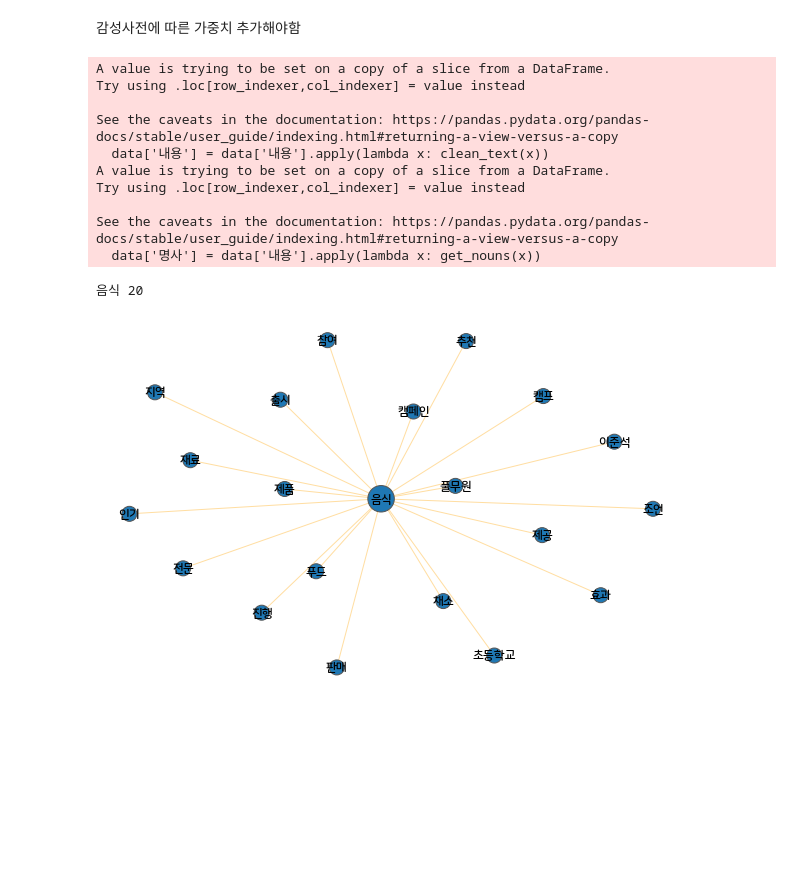
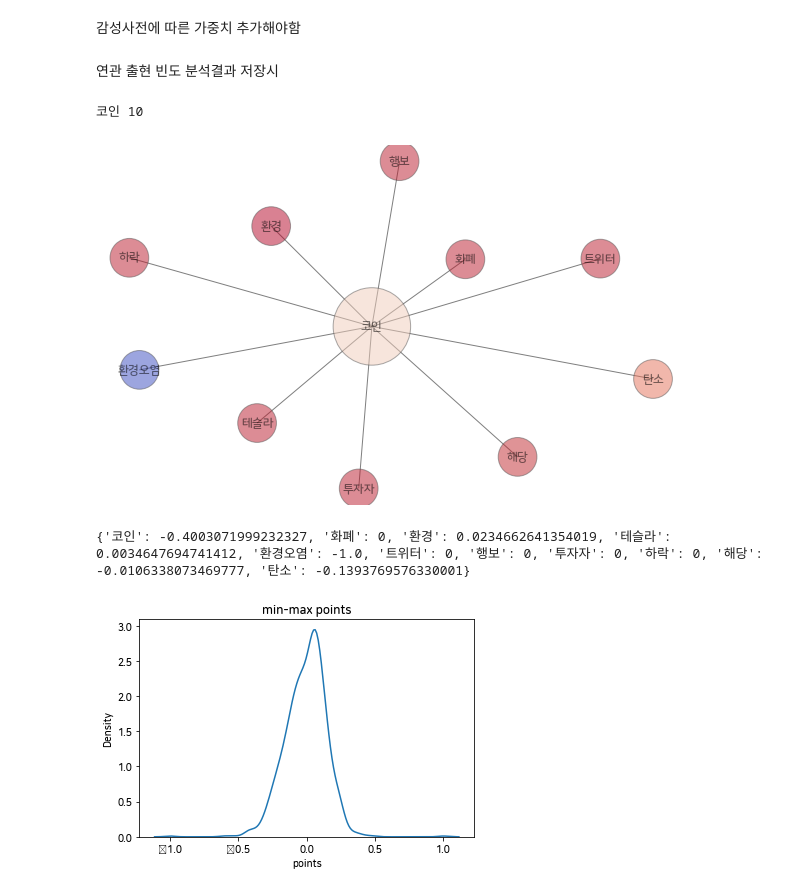
Before and after one commit to LeeKunHa/Construct-Sentiment-Dictionary-for-Companies-Conducting-Eco-Friendly-Businesses, a Jupyter notebook: visualization.ipynb, the cells around one changed output. Drawn from its saved outputs; the diff is of its cells as text; code cells hidden in the pictures; blank space fills up the shorter version.

```diff
--- a/visualization.ipynb
+++ b/visualization.ipynb
@@ -100,51 +100,75 @@ def draw(df, keyword, length):
 
     G = nx.Graph()
 
-    for i in range(len(sorted_pgr)):
+    for i in range(len(sorted_pgr)): # 페이지 랭크에 따른 노드 추가
         G.add_node(sorted_pgr[i][0], nodesize=sorted_dgr[i][1],color='r')
 
-    for ind in list(dataset.index)[:length]:
+    for ind in list(dataset.index)[:length]: #
         G.add_weighted_edges_from([(dataset['word1'][ind], dataset['word2'][ind], int(dataset['freq'][ind]))])
 
+    words = list(G.nodes)
+    sent_points = []
+    word_points = {}
+    for word in words:
+        try:
+            sent_point = float(sent[sent['단어'] == word]['points'].values)
+            word_points[word] = sent_point
+            sent_points.append(sent_point)
+        except:
+            word_points[word] = 0
+            sent_points.append(0)
+
+    #colors = list(r)
+
     # 노드 크기 조정
-    sizes = [G.nodes[node]['nodesize'] * 500+200 for node in G]
+    sizes = [G.nodes[node]['nodesize'] * 5000+1000 for node in G]
 
+    # 옵션
     options = {
-        'edge_color': '#FFDEA2',
+        'edge_color': '#000000',
         'width': 1,
         'with_labels': True,
         'font_weight': 'regular',
+        'cmap' : 'coolwarm',
+        'node_color' : sent_points,
+        'alpha' : 0.5
     }
 
 
     plt.figure(figsize=(8,5))
-    nx.draw(G, node_size=sizes, pos=nx.spring_layout(G, k=3.5, iterations=100), **options, font_family=font_family)  # font_family로 폰트 등록
+    nx.draw(G, node_size=sizes,
+            pos=nx.spring_layout(G, k=3.5, iterations=100), **options, font_family=font_family)  # font_family로 폰트 등록
     ax = plt.gca()
     ax.collections[0].set_edgecolor("#555555")
     plt.show()
+    return word_points
+# %% [markdown]
+연관 출현 빈도 분석결과 저장시
 # %%
-file_path='C:/Users/hyunsoo/study/ds_project/crawler/박채희/crawler/풀무원 바른먹거리.csv'
+file_path='C:/Users/hyunsoo/study/ds_project/crawler/박채희/crawler/환경오염.csv' # 파일 수정필요
 stopwords_path = './data/stopwords.txt'
-
+sent = pd.read_csv('./data/dict.csv',encoding='cp949')
 with open(stopwords_path,'r') as op:
     stopwords = op.readlines()
     stopwords = stopwords[0].split(',')
 
-data = pd.read_csv(file_path, encoding='utf-8',index_col = 0)
+data = pd.read_csv(file_path, encoding='cp949',index_col = 0)
 data = clean_tokenizing(data)
 tf_idf = mk_tfidf(data)
 words_freq = mk_input(tf_idf)
-draw(words_freq,'음식',20)
+words_freq.to_csv('data/words_freq.csv',encoding='cp949')
-# %% [output]
-A value is trying to be set on a copy of a slice from a DataFrame.
-Try using .loc[row_indexer,col_indexer] = value instead
-
-See the caveats in the documentation: https://pandas.pydata.org/pandas-docs/stable/user_guide/indexing.html#returning-a-view-versus-a-copy
-  data['내용'] = data['내용'].apply(lambda x: clean_text(x))
-A value is trying to be set on a copy of a slice from a DataFrame.
-Try using .loc[row_indexer,col_indexer] = value instead
-
-See the caveats in the documentation: https://pandas.pydata.org/pandas-docs/stable/user_guide/indexing.html#returning-a-view-versus-a-copy
-  data['명사'] = data['내용'].apply(lambda x: get_nouns(x))
-음식 20
-[figure, removed]
+# %%
+words_freq = pd.read_csv('./data/words_freq.csv',encoding='cp949')
+print(draw(words_freq,'코인',10))
+# %% [output]
+코인 10
+[figure, added]
+{'코인': -0.4003071999232327, '화폐': 0, '환경': 0.0234662641354019, '테슬라': 0.0034647694741412, '환경오염': -1.0, '트위터': 0, '행보': 0, '투자자': 0, '하락': 0, '해당': -0.0106338073469777, '탄소': -0.1393769576330001}
+# %%
+import seaborn as sns
+
+sns.kdeplot(sent['points'])
+plt.title('min-max points')
+plt.show()
+# %% [output]
+[figure, added]
```
Also changed, not shown: parts of 5 cells of this notebook, 5 other files.
